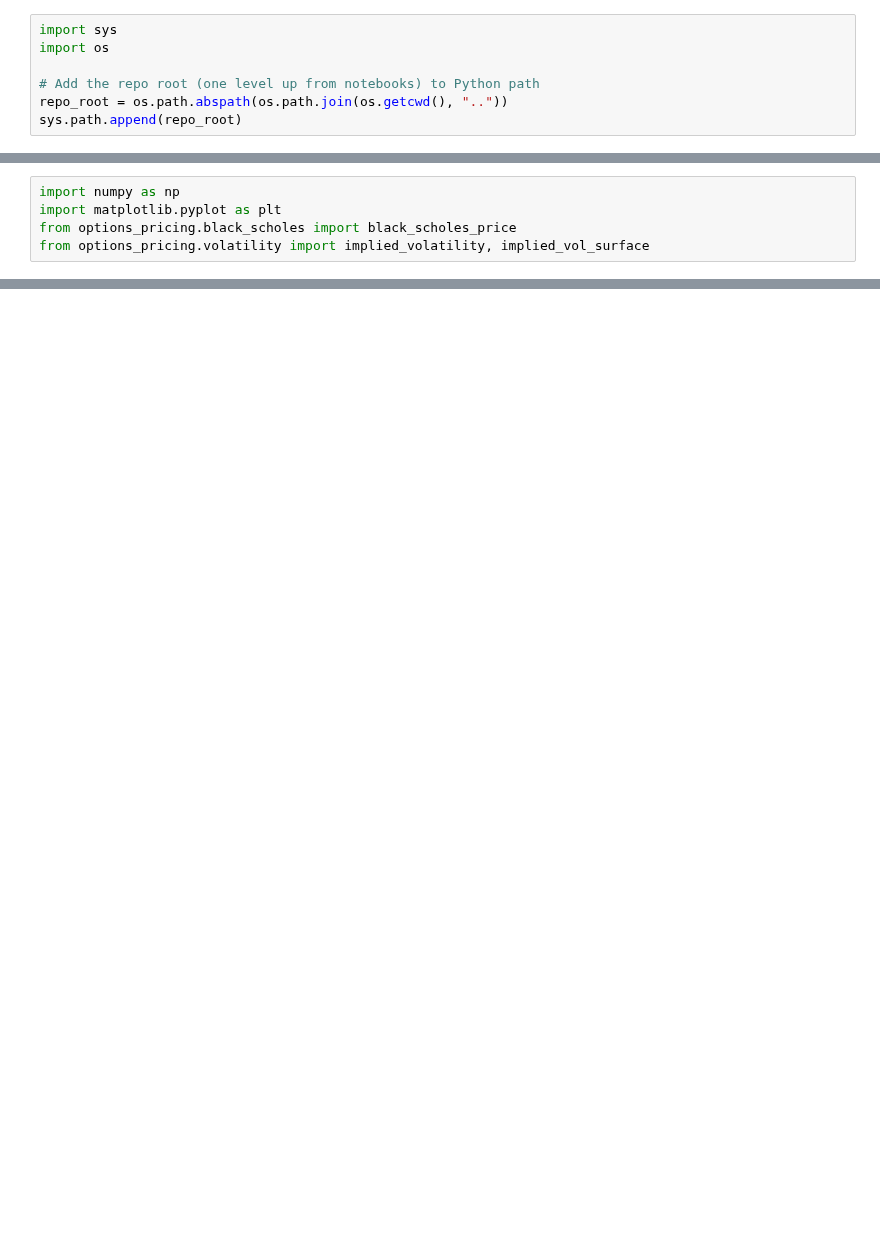
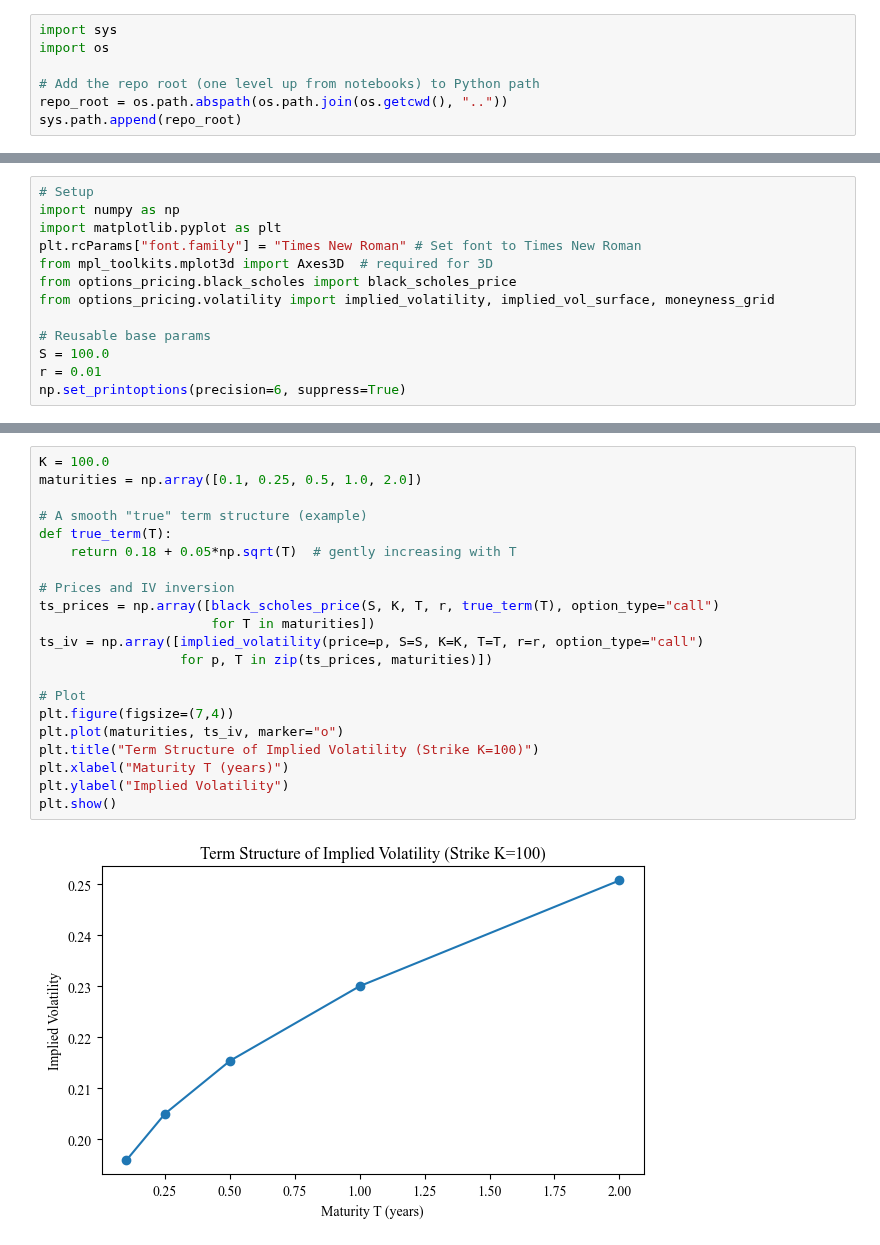
Before and after one commit to Kapizza/options-pricing-library, a Jupyter notebook: notebooks/05_volatility_demo.ipynb, the cells around one changed output, grey strips where cells are left out. Cells and saved outputs as stored; diff of their text form; blank space fills up the shorter version.

```diff
--- a/notebooks/05_volatility_demo.ipynb
+++ b/notebooks/05_volatility_demo.ipynb
@@ -14,6 +16,14 @@ This notebook demonstrates:
 # %%
+# Setup
 import numpy as np
 import matplotlib.pyplot as plt
+plt.rcParams["font.family"] = "Times New Roman" # Set font to Times New Roman
+from mpl_toolkits.mplot3d import Axes3D  # required for 3D
 from options_pricing.black_scholes import black_scholes_price
-from options_pricing.volatility import implied_volatility, implied_vol_surface
+from options_pricing.volatility import implied_volatility, implied_vol_surface, moneyness_grid
+
+# Reusable base params
+S = 100.0
+r = 0.01
+np.set_printoptions(precision=6, suppress=True)
 # %% [markdown]
@@ -96,0 +89,23 @@ plt.show()
+# %%
+K = 100.0
+maturities = np.array([0.1, 0.25, 0.5, 1.0, 2.0])
+
+# A smooth "true" term structure (example)
+def true_term(T):
+    return 0.18 + 0.05*np.sqrt(T)  # gently increasing with T
+
+# Prices and IV inversion
+ts_prices = np.array([black_scholes_price(S, K, T, r, true_term(T), option_type="call")
+                      for T in maturities])
+ts_iv = np.array([implied_volatility(price=p, S=S, K=K, T=T, r=r, option_type="call")
+                  for p, T in zip(ts_prices, maturities)])
+
+# Plot
+plt.figure(figsize=(7,4))
+plt.plot(maturities, ts_iv, marker="o")
+plt.title("Term Structure of Implied Volatility (Strike K=100)")
+plt.xlabel("Maturity T (years)")
+plt.ylabel("Implied Volatility")
+plt.show()
+# %% [output]
+[figure, added]
```
Also changed, not shown: parts of 12 cells of this notebook, 7 other files.
